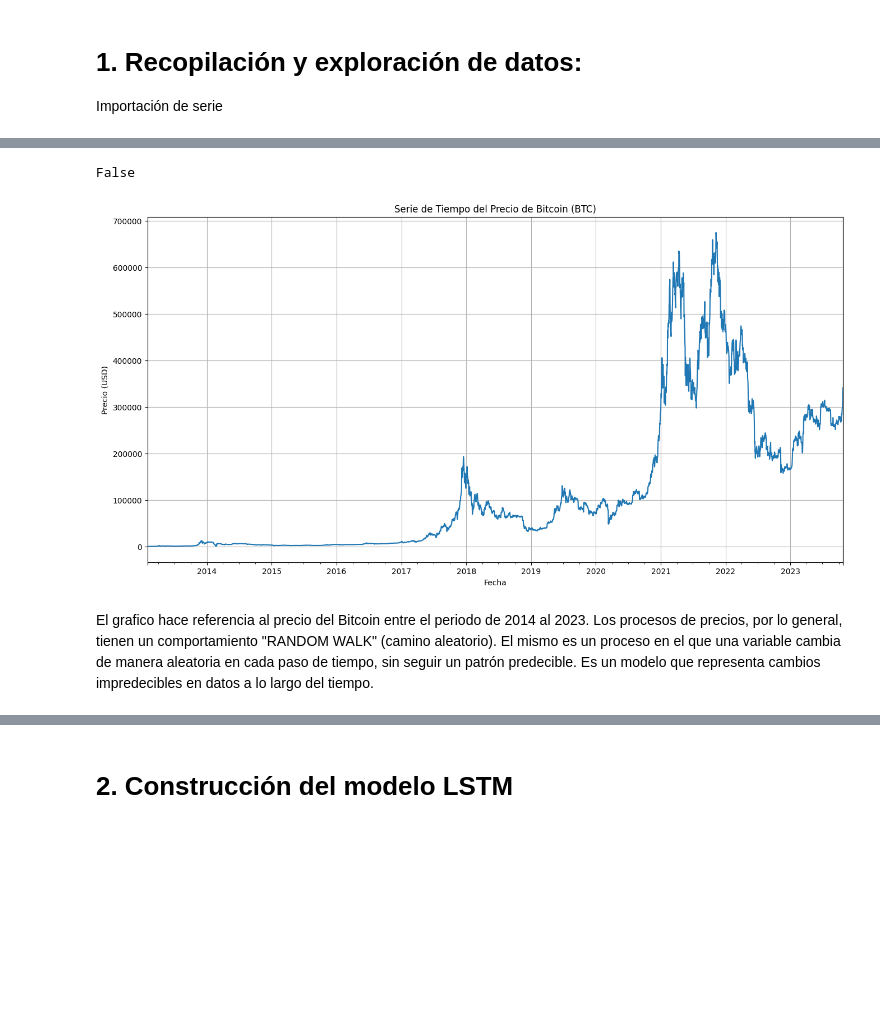
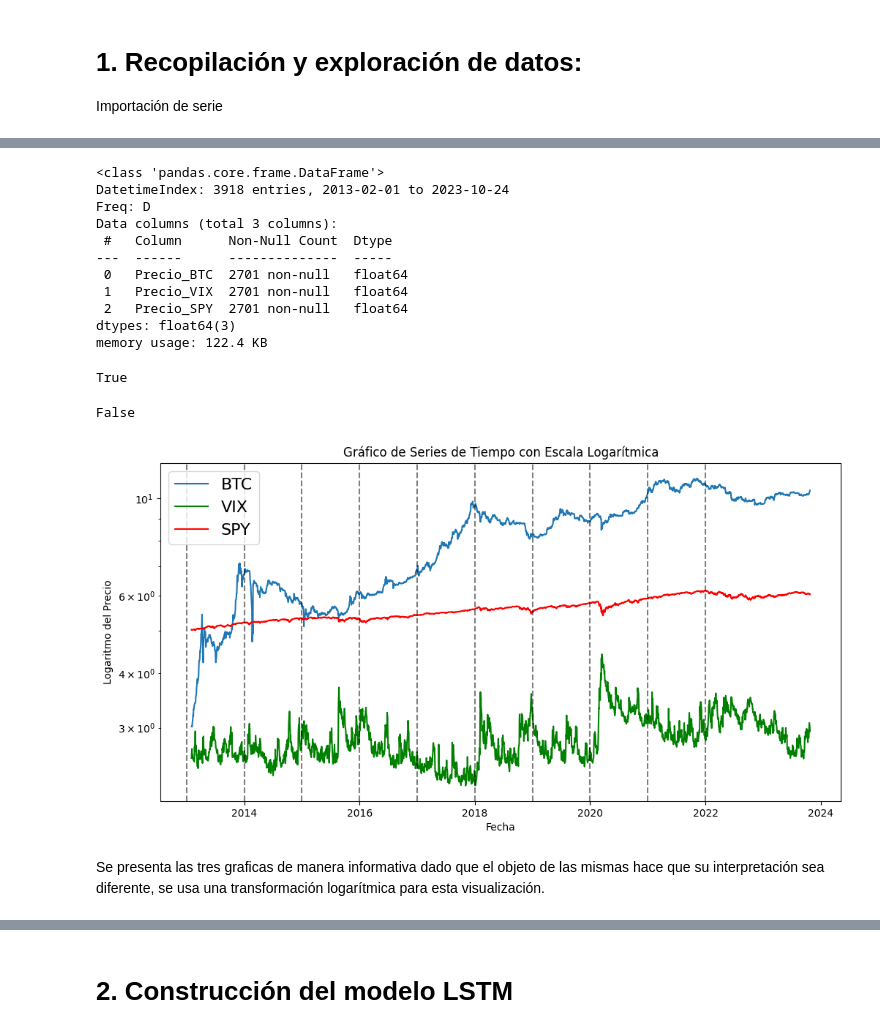
Before and after one commit to hernanifran/SerieT2, a Jupyter notebook: TP2.BTC.ipynb, the cells around one changed output, grey strips where cells are left out. Cells and saved outputs as stored; diff of their text form; code cells hidden in the pictures; blank space fills up the shorter version.

```diff
--- a/TP2.BTC.ipynb
+++ b/TP2.BTC.ipynb
@@ -95,29 +152,51 @@ btc_ts.head()
+# %%
+precios = precios.asfreq(pd.infer_freq(precios.index))
+precios.info()
+# %% [output]
+<class 'pandas.core.frame.DataFrame'>
+DatetimeIndex: 3918 entries, 2013-02-01 to 2023-10-24
+Freq: D
+Data columns (total 3 columns):
+ #   Column      Non-Null Count  Dtype
+---  ------      --------------  -----
+ 0   Precio_BTC  2701 non-null   float64
+ 1   Precio_VIX  2701 non-null   float64
+ 2   Precio_SPY  2701 non-null   float64
+dtypes: float64(3)
+memory usage: 122.4 KB
 # %%
 # Verificamos si hay nulos
-print(btc_ts.isnull().values.any())
+print(precios.isnull().values.any())
 # %% [output]
-False
+True
-# %%
-# Importacion para visualización
-from matplotlib import pyplot as plt
-
-# Convierte la columna 'Último' en cadenas
-btc_ts['Último'] = btc_ts['Último'].astype(str)
-
-# Reemplaza los puntos por nada (eliminar los puntos) y luego reemplaza las comas por puntos decimales
-btc_ts['Último'] = btc_ts['Último'].str.replace('.', '', regex=False).str.replace(',', '.', regex=False).astype(float)
-
-# Crea una serie de tiempo con la columna 'Último'
-serie_tiempo = pd.Series(btc_ts['Último'].values, index=pd.to_datetime(btc_ts.index))
-
-# Trama la serie de tiempo
-serie_tiempo.plot(figsize=(16, 8))
-plt.title('Serie de Tiempo del Precio de Bitcoin (BTC)')
-plt.xlabel('Fecha')
-plt.ylabel('Precio (USD)')
-plt.grid(True)
-plt.show()
-# %% [output]
-[figure, removed]
-# %% [markdown]
-El grafico hace referencia al precio del Bitcoin entre el periodo de 2014 al 2023. Los procesos de precios, por lo general, tienen un comportamiento "RANDOM WALK" (camino aleatorio). El mismo es un proceso en el que una variable cambia de manera aleatoria en cada paso de tiempo, sin seguir un patrón predecible. Es un modelo que representa cambios impredecibles en datos a lo largo del tiempo.
+# %%
+precios.dropna(inplace=True)
+print(precios.isnull().values.any())
+# %% [output]
+False
+# %%
+import matplotlib.pyplot as plt
+from datetime import datetime
+
+plt.figure(figsize=(12,6))
+
+# Tomamos el logaritmo de las columnas de precio para aplicar escala logarítmica
+btc_ts, = plt.plot(precios['Precio_BTC'].apply(np.log))
+vix_ts, = plt.plot(precios['Precio_VIX'].apply(np.log), color='green')
+spy_ts, = plt.plot(precios['Precio_SPY'].apply(np.log), color='red')
+
+for year in range(2013, 2023):
+    plt.axvline(datetime(year,1,1), linestyle='--', color='k', alpha=0.5)
+
+plt.legend(['BTC', 'VIX', 'SPY'], fontsize=16)
+
+plt.yscale('log')  # Aplicar escala logarítmica al eje y
+plt.xlabel('Fecha')
+plt.ylabel('Logaritmo del Precio')
+plt.title('Gráfico de Series de Tiempo con Escala Logarítmica')
+
+plt.show()
+# %% [output]
+[figure, added]
+# %% [markdown]
+Se presenta las tres graficas de manera informativa dado que el objeto de las mismas hace que su interpretación sea diferente, se usa una transformación logarítmica para esta visualización.
```
Also changed, not shown: parts of 101 cells of this notebook, 1 other file.
